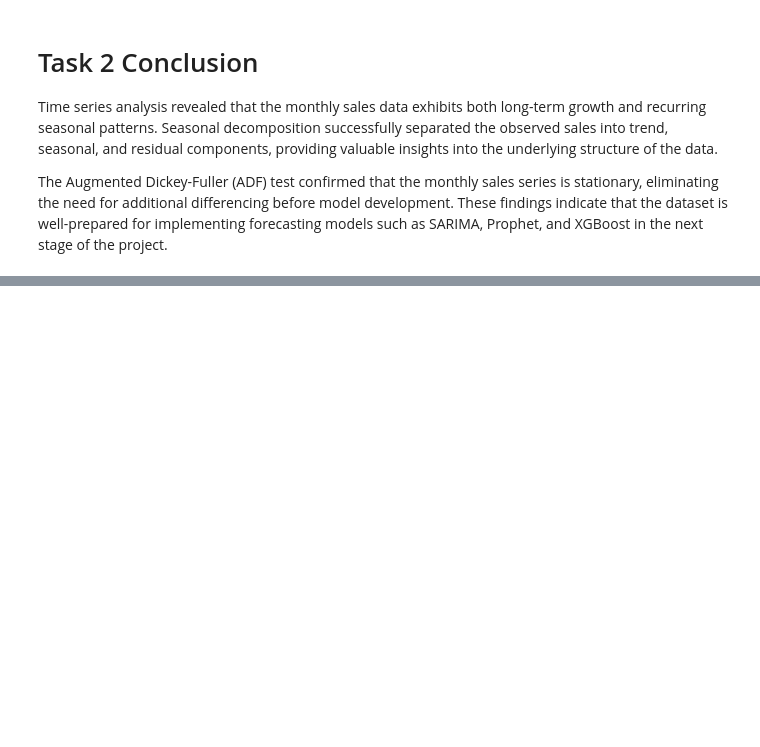
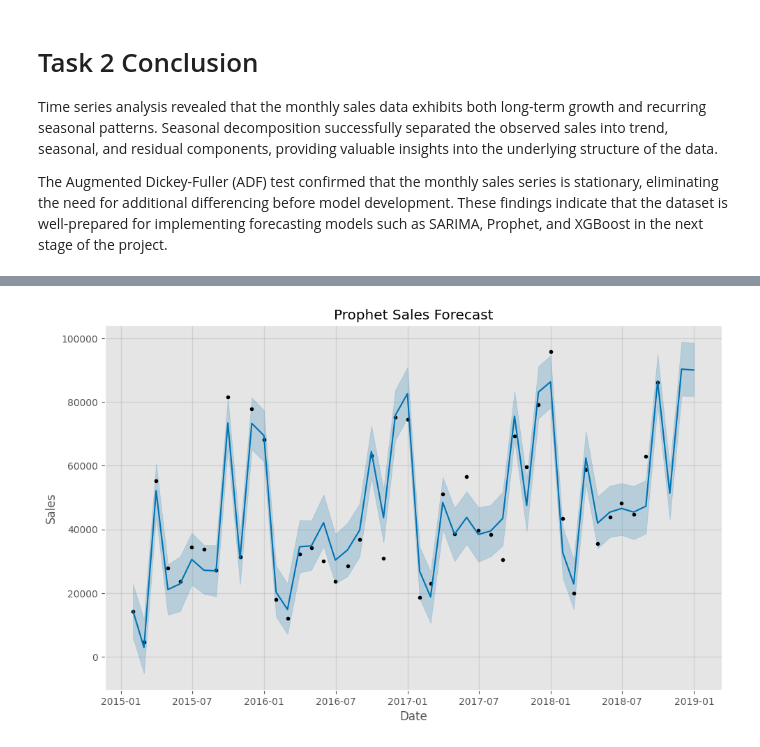
Before and after one commit to krishna-2-005/SalesForecasting_KuchuruSaiKrishnaReddy, a Jupyter notebook: Final_Project_Submission_XYLOFY_AI.ipynb, the cells around one changed output, grey strips where cells are left out. Saved outputs shown, nothing was run; the diff lists cells and outputs as text; code cells hidden in the pictures; blank space fills up the shorter version.

```diff
--- a/Final_Project_Submission_XYLOFY_AI.ipynb
+++ b/Final_Project_Submission_XYLOFY_AI.ipynb
@@ -838,0 +1073,6 @@ The Augmented Dickey-Fuller (ADF) test confirmed that the monthly sales series i
+# %%
+prophet_df = monthly_sales.reset_index()
+
+prophet_df.columns = ["ds","y"]
+
+prophet_df.head()
@@ -838,0 +1086,12 @@ The Augmented Dickey-Fuller (ADF) test confirmed that the monthly sales series i
+# %%
+prophet_train = prophet_df.iloc[:-3]
+
+prophet_test = prophet_df.iloc[-3:]
+# %%
+prophet_model = Prophet(
+    yearly_seasonality=True,
+    weekly_seasonality=False,
+    daily_seasonality=False
+)
+
+prophet_model.fit(prophet_train)
@@ -838,0 +1100,7 @@ The Augmented Dickey-Fuller (ADF) test confirmed that the monthly sales series i
+# %%
+future = prophet_model.make_future_dataframe(
+    periods=3,
+    freq="M"
+)
+
+forecast = prophet_model.predict(future)
@@ -838,0 +1116,12 @@ The Augmented Dickey-Fuller (ADF) test confirmed that the monthly sales series i
+# %%
+fig = prophet_model.plot(forecast)
+
+plt.title("Prophet Sales Forecast")
+
+plt.xlabel("Date")
+
+plt.ylabel("Sales")
+
+plt.show()
+# %% [output]
+[figure, added]
```
Also changed, not shown: parts of 104 cells of this notebook.
